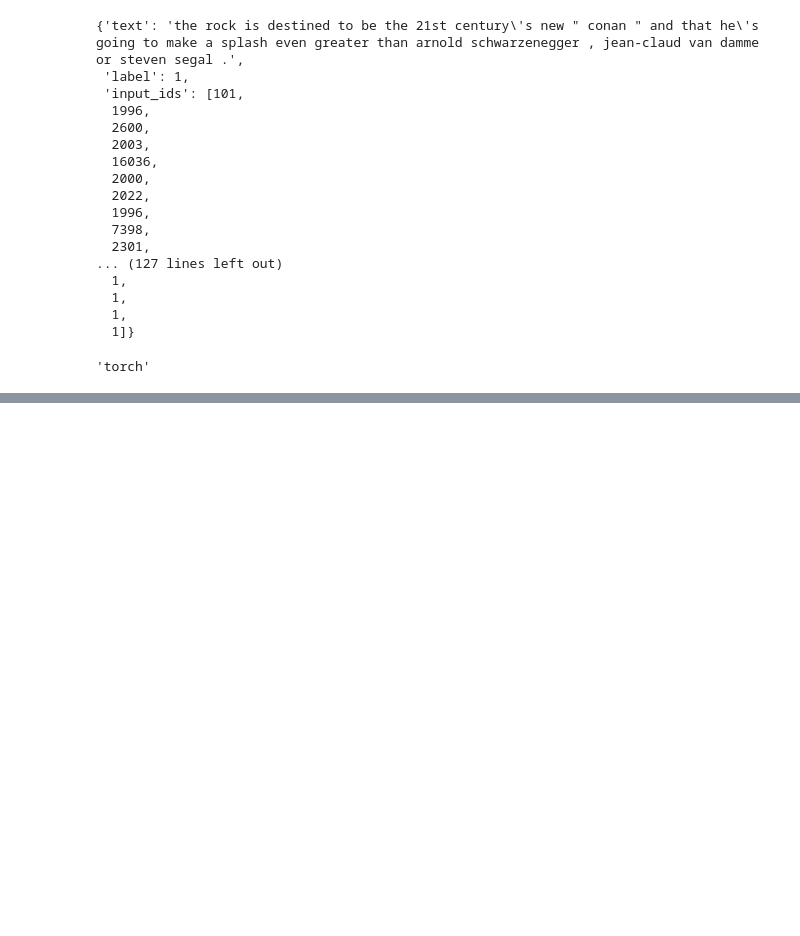
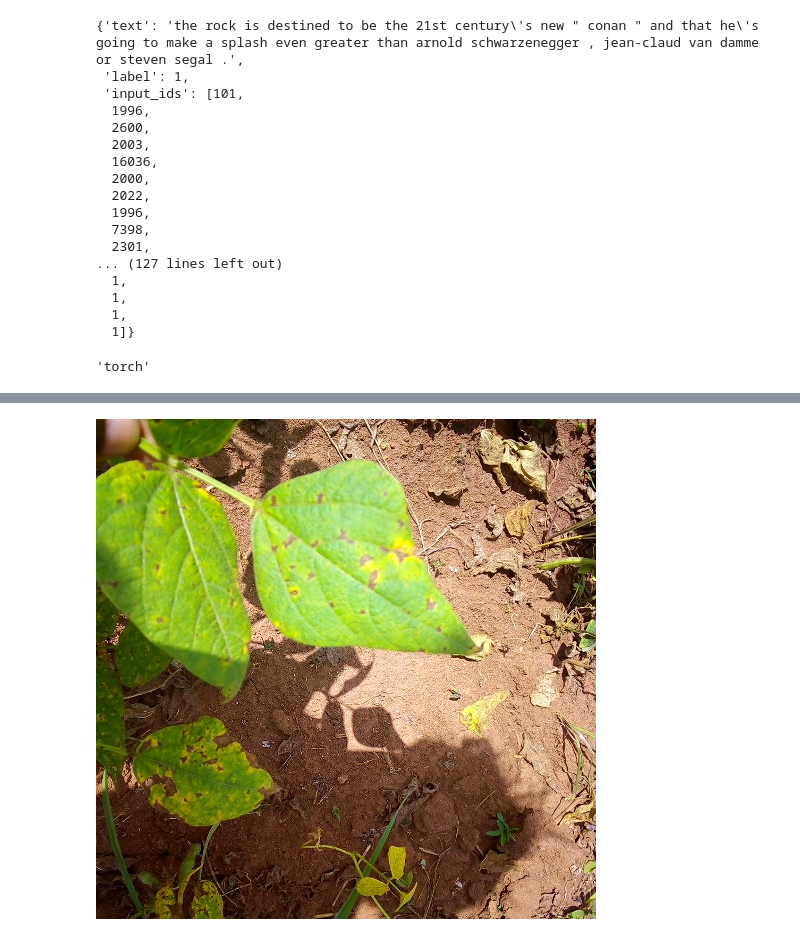
Before and after one commit to quantapix/qnarre, a Jupyter notebook: notebooks/datasets.ipynb, the cells around one changed output, grey strips where cells are left out. Cells and saved outputs as stored; diff of their text form; code cells hidden in the pictures; blank space fills up the shorter version.

```diff
--- a/notebooks/datasets.ipynb
+++ b/notebooks/datasets.ipynb
@@ -193,0 +201,6 @@ Skipping registering GPU devices...
+# %%
+from transformers import AutoFeatureExtractor
+from datasets import load_dataset, Image
+
+feature_extractor = AutoFeatureExtractor.from_pretrained("google/vit-base-patch16-224-in21k")
+dataset = load_dataset("beans", split="train")
@@ -193,0 +210,4 @@ Skipping registering GPU devices...
+# %%
+dataset[0]["image"]
+# %% [output]
+[figure, added]
```
Also changed, not shown: parts of 14 cells of this notebook, 3 other files.
